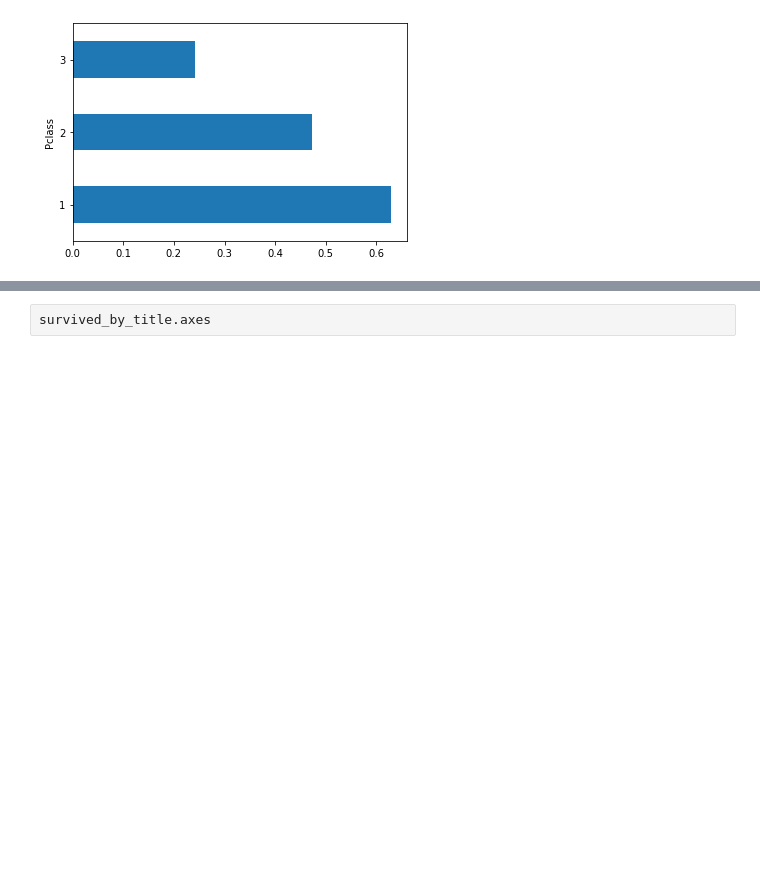
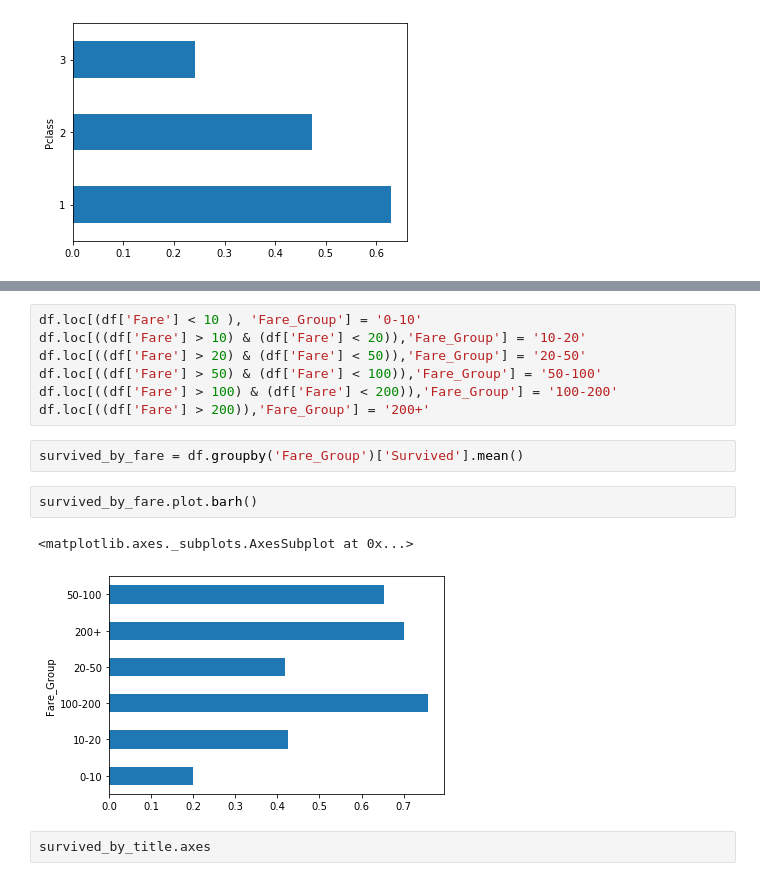
Before and after one commit to schlattk/kaggle_titanic, a Jupyter notebook: titanic01.ipynb, the cells around one changed output, grey strips where cells are left out. Saved outputs shown, nothing was run; the diff lists cells and outputs as text; blank space fills up the shorter version.

```diff
--- a/titanic01.ipynb
+++ b/titanic01.ipynb
@@ -438,3 +488,17 @@ survived_by_class.plot.barh()
+# %%
+df.loc[(df['Fare'] < 10 ), 'Fare_Group'] = '0-10'
+df.loc[((df['Fare'] > 10) & (df['Fare'] < 20)),'Fare_Group'] = '10-20'
+df.loc[((df['Fare'] > 20) & (df['Fare'] < 50)),'Fare_Group'] = '20-50'
+df.loc[((df['Fare'] > 50) & (df['Fare'] < 100)),'Fare_Group'] = '50-100'
+df.loc[((df['Fare'] > 100) & (df['Fare'] < 200)),'Fare_Group'] = '100-200'
+df.loc[((df['Fare'] > 200)),'Fare_Group'] = '200+'
+# %%
+survived_by_fare = df.groupby('Fare_Group')['Survived'].mean()
+# %%
+survived_by_fare.plot.barh()
+# %% [output]
+<matplotlib.axes._subplots.AxesSubplot at 0x...>
+[figure, added]
 # %%
 survived_by_title.axes
 # %% [output]
```
Also changed, not shown: parts of 14 cells of this notebook, 1 other file.
